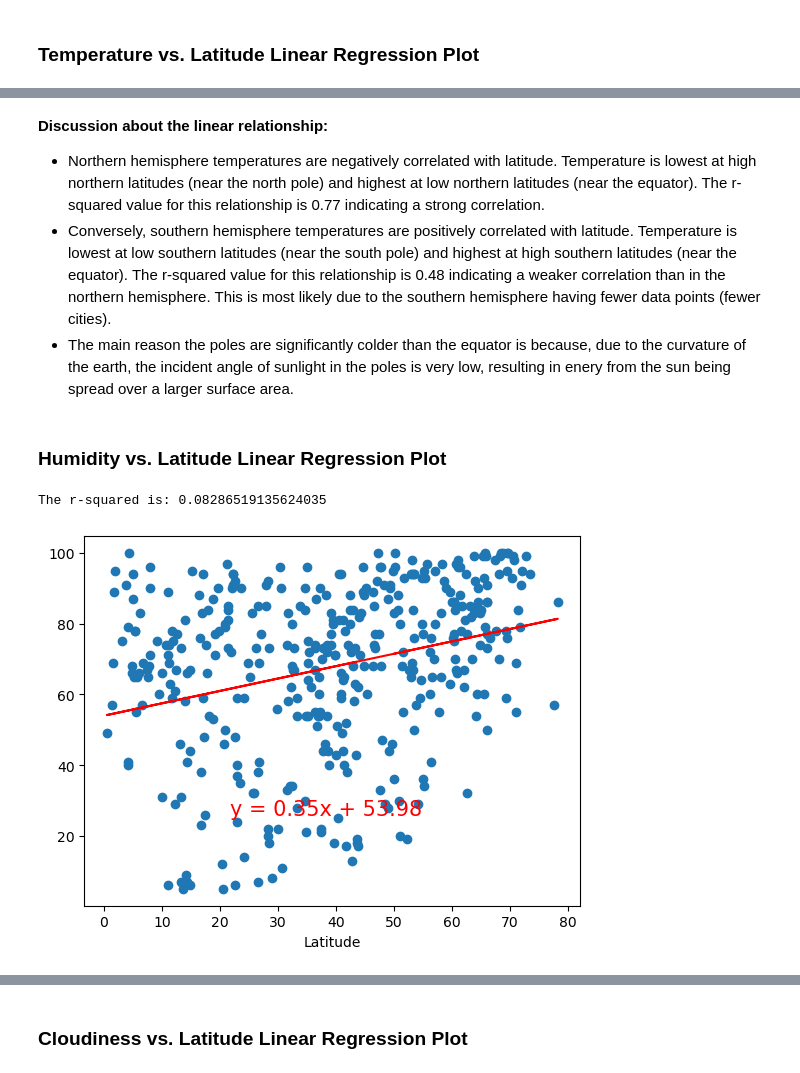
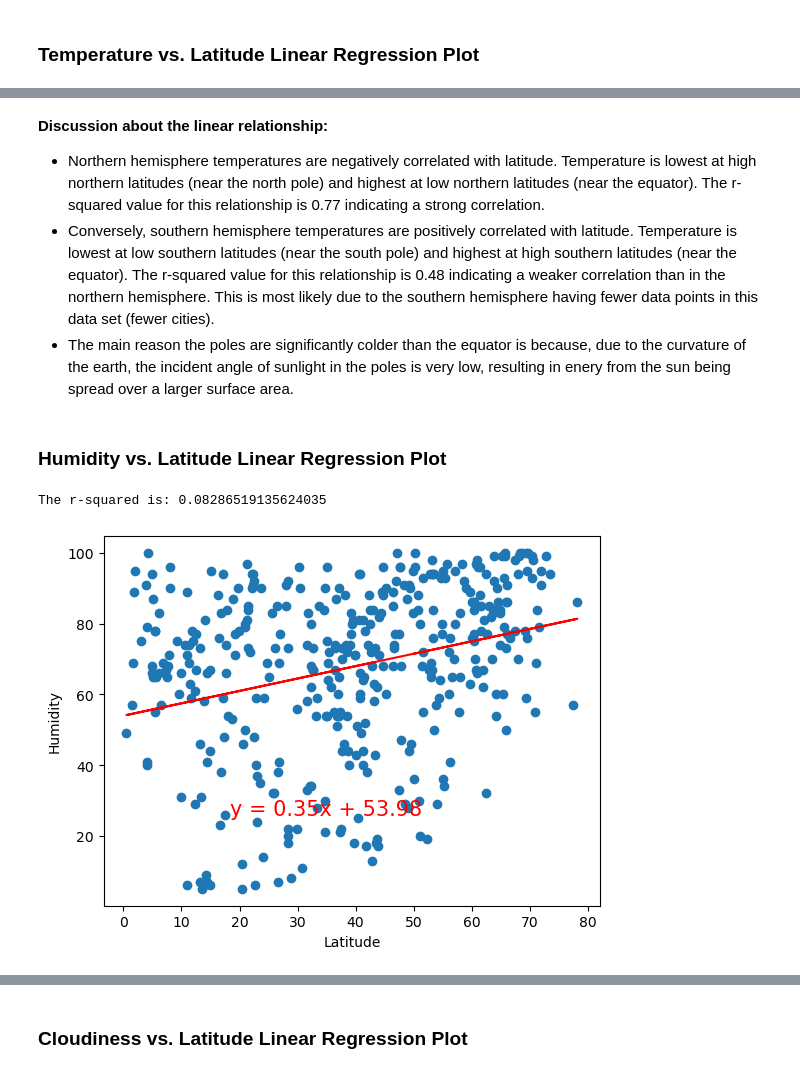
Before and after one commit to andrew-fellowes/python-api-challenge, a Jupyter notebook: WeatherPy/WeatherPy.ipynb, the cells around one changed output, grey strips where cells are left out. Cells and saved outputs as stored; diff of their text form; code cells hidden in the pictures.

```diff
--- a/WeatherPy/WeatherPy.ipynb
+++ b/WeatherPy/WeatherPy.ipynb
@@ -286,7 +286,7 @@ def lin_regress(x_values, y_values):
     regress_values = x_values * slope + intercept
     line_eq = "y = " + str(round(slope,2)) + "x + " + str(round(intercept,2))
     plt.xlabel("Latitude")
-    # plt.ylabel("Max Temp") # causes error
+    plt.ylabel(y_values.name)
     plt.scatter(x_values,y_values)
     plt.plot(x_values,regress_values,"r-")
     plt.annotate(line_eq,(0.3,0.3), xycoords = "figure fraction", fontsize=15,color="red")
@@ -339,16 +341,17 @@ The r-squared is: 0.4804011910952394
 # %% [markdown]
 **Discussion about the linear relationship:**
 - Northern hemisphere temperatures are negatively correlated with latitude. Temperature is lowest at high northern latitudes (near the north pole) and highest at low northern latitudes (near the equator). The r-squared value for this relationship is 0.77 indicating a strong correlation.
-- Conversely, southern hemisphere temperatures are positively correlated with latitude. Temperature is lowest at low southern latitudes (near the south pole) and highest at high southern latitudes (near the equator). The r-squared value for this relationship is 0.48 indicating a weaker correlation than in the northern hemisphere. This is most likely due to the southern hemisphere having fewer data points (fewer cities).
+- Conversely, southern hemisphere temperatures are positively correlated with latitude. Temperature is lowest at low southern latitudes (near the south pole) and highest at high southern latitudes (near the equator). The r-squared value for this relationship is 0.48 indicating a weaker correlation than in the northern hemisphere. This is most likely due to the southern hemisphere having fewer data points in this data set (fewer cities).
 - The main reason the poles are significantly colder than the equator is because, due to the curvature of the earth, the incident angle of sunlight in the poles is very low, resulting in enery from the sun being spread over a larger surface area.
 # %% [markdown]
 ### Humidity vs. Latitude Linear Regression Plot
 # %%
 # Northern Hemisphere
-y_axis = "Humidity"
-lin_regress(northern_hemi_df["Lat"], northern_hemi_df[y_axis])
+x_values = northern_hemi_df["Lat"]
+y_values = northern_hemi_df["Humidity"]
+lin_regress(x_values, y_values)
 # %% [output]
 The r-squared is: 0.08286519135624035
-[figure, old version]
+[figure, new version]
 # %%
 # Southern Hemisphere
```
Also changed, not shown: parts of 10 cells of this notebook, 9 other files.
